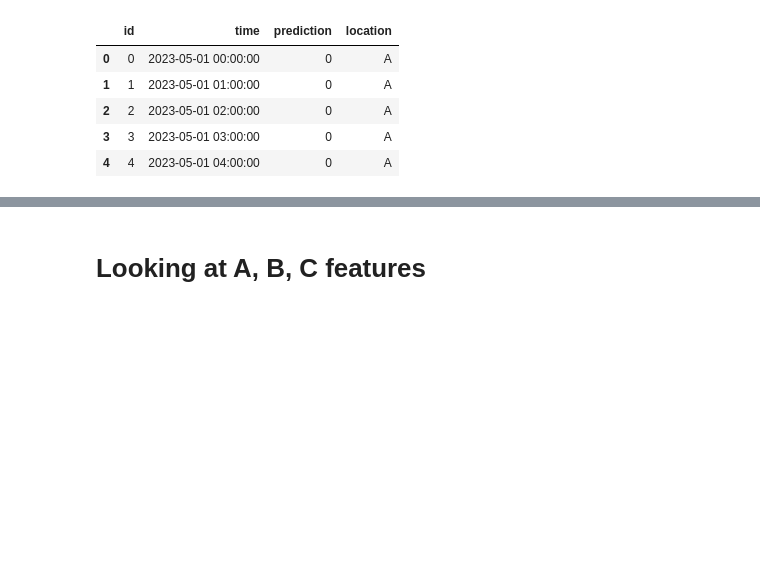
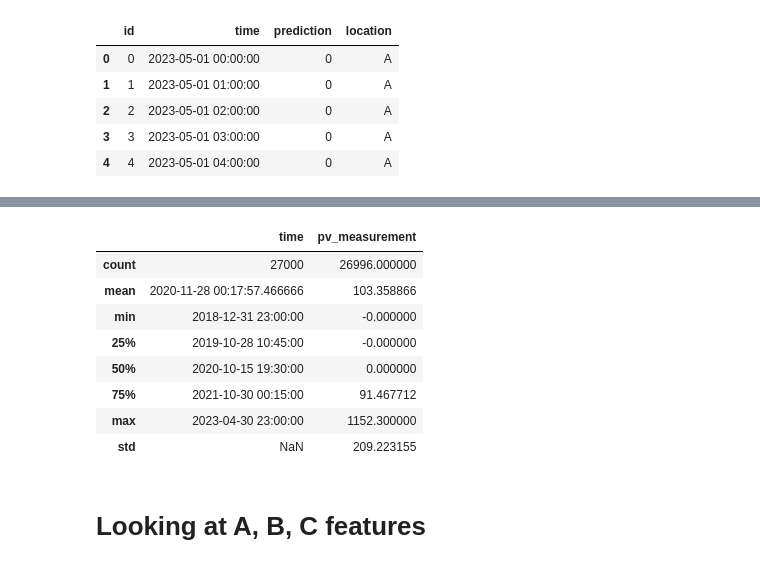
Before and after one commit to mikaelste/TDT4173-project, a Jupyter notebook: mikael/data_exploration.ipynb, the cells around one changed output, grey strips where cells are left out. Cells and saved outputs as stored; diff of their text form; code cells hidden in the pictures; blank space fills up the shorter version.

```diff
--- a/mikael/data_exploration.ipynb
+++ b/mikael/data_exploration.ipynb
@@ -131,3 +143,16 @@ train_c[['time', feature_name]].set_index('time').plot(ax=axs[2], title='target
+# %%
+train_b_removed = remove_consecutive_measurments(train_b)
+train_b_removed.describe()
+# %% [output]
+|  | time | pv_measurement |
+| count | 27000 | 26996.000000 |
+| mean | 2020-11-28 00:17:57.466666 | 103.358866 |
+| min | 2018-12-31 23:00:00 | -0.000000 |
+| 25% | 2019-10-28 10:45:00 | -0.000000 |
+| 50% | 2020-10-15 19:30:00 | 0.000000 |
+| 75% | 2021-10-30 00:15:00 | 91.467712 |
+| max | 2023-04-30 23:00:00 | 1152.300000 |
+| std | NaN | 209.223155 |
 # %% [markdown]
 # Looking at A, B, C features
 # %%
```
Also changed, not shown: parts of 12 cells of this notebook, 11 other files.
